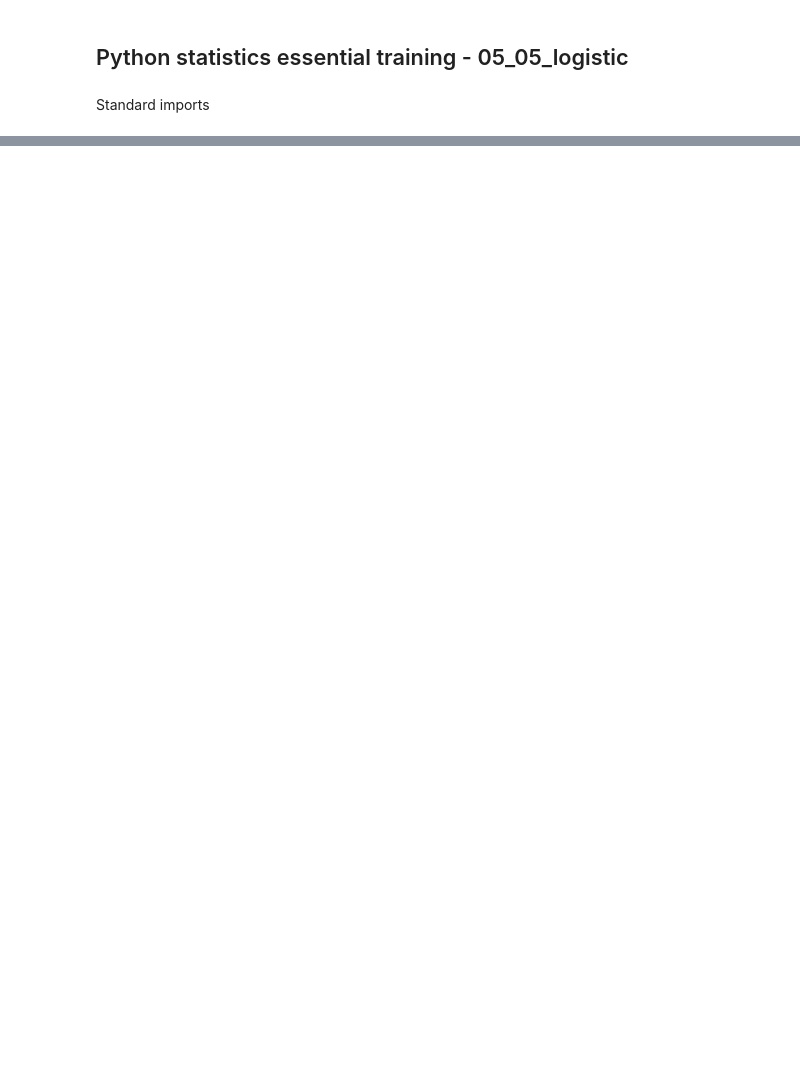
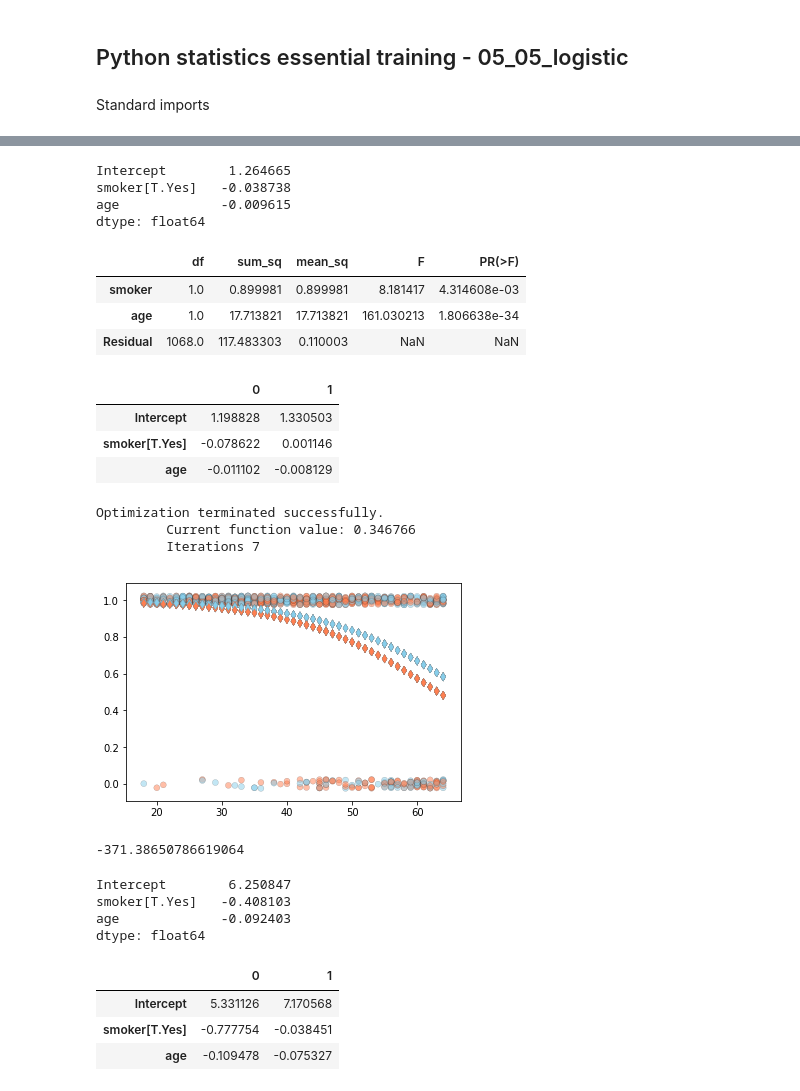
Before and after one commit to atalebizadeh/DS-Career-Track, a Jupyter notebook: Python Statistics/Exercise Files/chapter5/05_05/05_05_logistic_begin.ipynb, the cells around one changed output, grey strips where cells are left out. Drawn from its saved outputs; the diff is of its cells as text; code cells hidden in the pictures; blank space fills up the shorter version.

```diff
--- a/Python Statistics/Exercise Files/chapter5/05_05/05_05_logistic_begin.ipynb
+++ b/Python Statistics/Exercise Files/chapter5/05_05/05_05_logistic_begin.ipynb
@@ -33,0 +46,49 @@ def plotfit(fit):
+# %%
+ols_group_age.params
+# %% [output]
+Intercept        1.264665
+smoker[T.Yes]   -0.038738
+age             -0.009615
+dtype: float64
+# %%
+sm.stats.anova_lm(ols_group_age)
+# %% [output]
+|  | df | sum_sq | mean_sq | F | PR(>F) |
+| smoker | 1.0 | 0.899981 | 0.899981 | 8.181417 | 4.314608e-03 |
+| age | 1.0 | 17.713821 | 17.713821 | 161.030213 | 1.806638e-34 |
+| Residual | 1068.0 | 117.483303 | 0.110003 | NaN | NaN |
+# %%
+ols_group_age.conf_int()
+# %% [output]
+|  | 0 | 1 |
+| Intercept | 1.198828 | 1.330503 |
+| smoker[T.Yes] | -0.078622 | 0.001146 |
+| age | -0.011102 | -0.008129 |
+# %%
+logit_smoker_age = smf.logit('outcome ~ smoker + age', data=smoking).fit()
+# %% [output]
+Optimization terminated successfully.
+         Current function value: 0.346766
+         Iterations 7
+# %%
+plotfit(logit_smoker_age)
+# %% [output]
+[figure, added]
+# %%
+logit_smoker_age.llf
+# %% [output]
+-371.38650786619064
+# %%
+logit_smoker_age.params
+# %% [output]
+Intercept        6.250847
+smoker[T.Yes]   -0.408103
+age             -0.092403
+dtype: float64
+# %%
+logit_smoker_age.conf_int()
+# %% [output]
+|  | 0 | 1 |
+| Intercept | 5.331126 | 7.170568 |
+| smoker[T.Yes] | -0.777754 | -0.038451 |
+| age | -0.109478 | -0.075327 |
```
Also changed, not shown: parts of 7 cells of this notebook, 2 other files.
